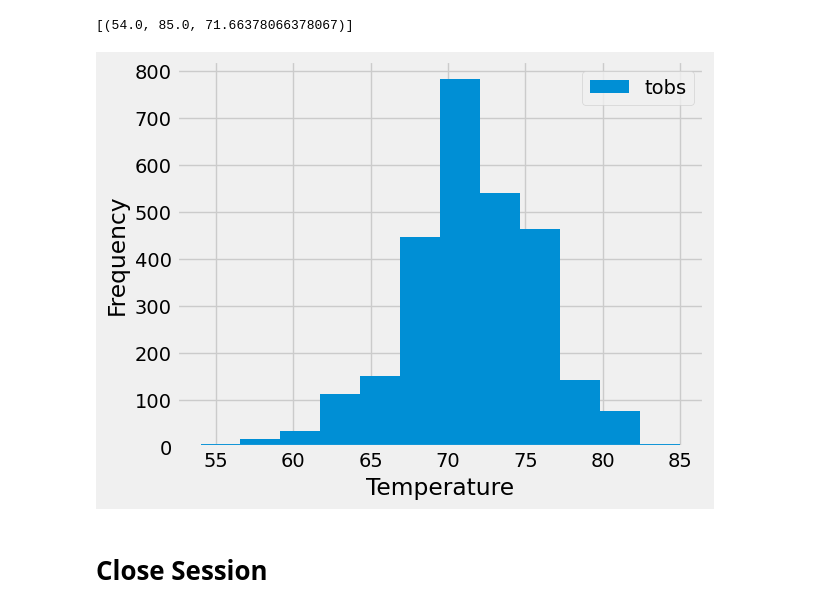
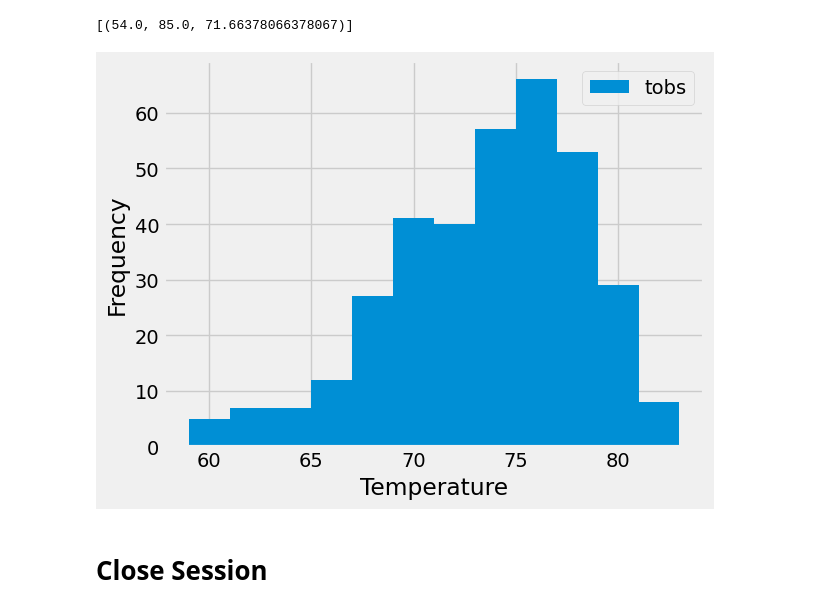
Before and after one commit to harshh1412/sqlalchemy-challenge, a Jupyter notebook: climate_starter.ipynb, the cells around one changed output. Drawn from its saved outputs; the diff is of its cells as text; code cells hidden in the pictures.

```diff
--- a/climate_starter.ipynb
+++ b/climate_starter.ipynb
@@ -132,13 +131,16 @@ query3
 # %%
 # Using the most active station id
 # Query the last 12 months of temperature observation data for this station and plot the results as a histogram
-query4 = session.query(Measurement.tobs).filter(Measurement.station == 'USC00519281').all()
+query4 = session.query(Measurement.tobs).\
+    filter(Measurement.station == 'USC00519281').\
+    filter(Measurement.date >= '2016-08-23').\
+    all()
 df3 = pd.DataFrame(query4, columns=["tobs"])
 df3.plot.hist(bins=12, xlabel= "Temperature")
 plt.tight_layout()
 plt.show()
 # %% [output]
-[figure, old version]
+[figure, new version]
 # %% [markdown]
 # Close Session
 # %%
```
Also changed, not shown: parts of 2 cells of this notebook, 2 other files.
